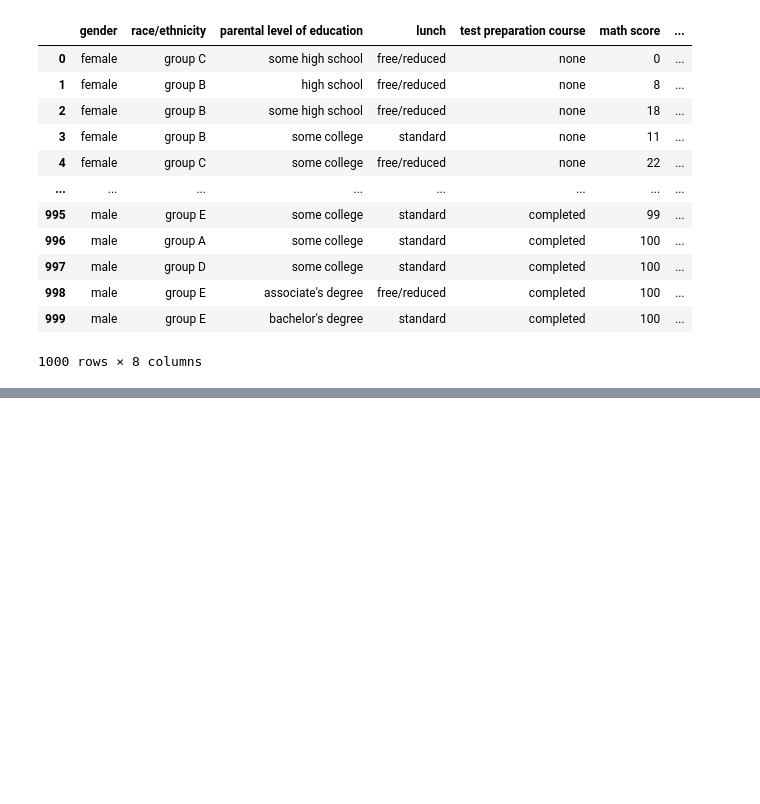
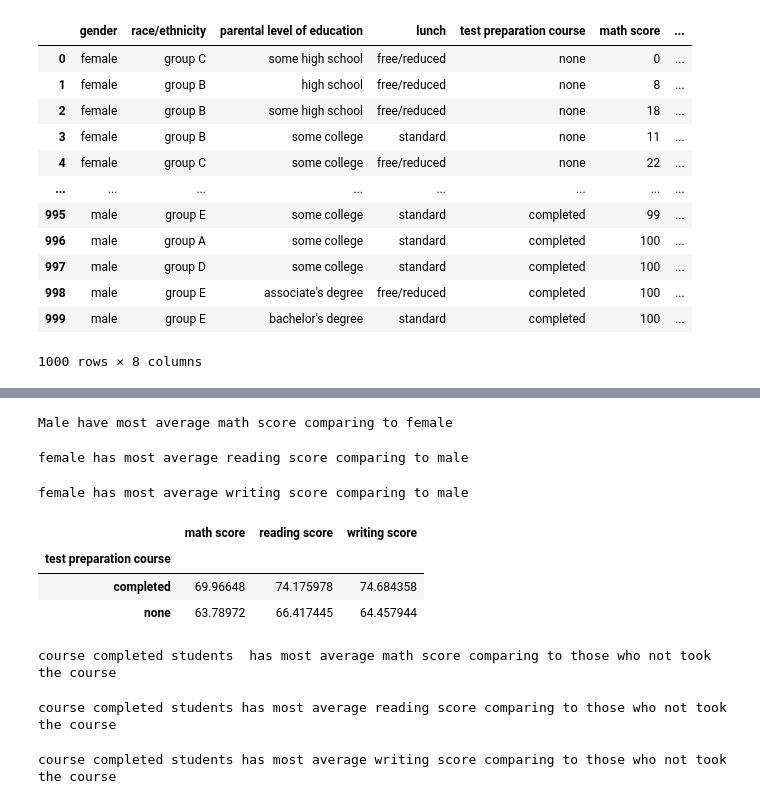
Before and after one commit to Syamkrishna123/Case-Study-02---Measures-of-Central-Tendency-and-Dispersion, a Jupyter notebook: case_study2.ipynb, the cells around one changed output, grey strips where cells are left out. Drawn from its saved outputs; the diff is of its cells as text; code cells hidden in the pictures; blank space fills up the shorter version.

```diff
--- a/case_study2.ipynb
+++ b/case_study2.ipynb
@@ -22,0 +56,50 @@ dt
+# %%
+if (d.iloc[0,0]>d.iloc[1,0]):
+    print('female has most average math score comparing to male')
+else:
+    print('Male have most average math score comparing to female')
+# %% [output]
+Male have most average math score comparing to female
+# %%
+if (d.iloc[0,1]>d.iloc[1,1]):
+    print('female has most average reading score comparing to male')
+else:
+    print('Male have most average reading score comparing to female')
+# %% [output]
+female has most average reading score comparing to male
+# %%
+if (d.iloc[0,2]>d.iloc[1,2]):
+    print('female has most average writing score comparing to male')
+else:
+    print('Male have most average writing score comparing to female')
+# %% [output]
+female has most average writing score comparing to male
+# %%
+d1= dt.groupby(['test preparation course']).mean()
+d1
+# %% [output]
+|  | math score | reading score | writing score |
+| test preparation course |  |  |  |
+| completed | 69.96648 | 74.175978 | 74.684358 |
+| none | 63.78972 | 66.417445 | 64.457944 |
+# %%
+if (d1.iloc[0,0]>d1.iloc[1,0]):
+    print('course completed students  has most average math score comparing to those who not took the course')
+else:
+    print('those who not took the course have most average math score comparing to course completed students')
+# %% [output]
+course completed students  has most average math score comparing to those who not took the course
+# %%
+if (d1.iloc[0,1]>d1.iloc[1,1]):
+    print('course completed students has most average reading score comparing to those who not took the course')
+else:
+    print('those who not took the course have most average reading score comparing to course completed students ')
+# %% [output]
+course completed students has most average reading score comparing to those who not took the course
+# %%
+if (d1.iloc[0,2]>d1.iloc[1,2]):
+    print('course completed students has most average writing score comparing to those who not took the course')
+else:
+    print('those who not took the course have most average writing score comparing to course completed students ')
+# %% [output]
+course completed students has most average writing score comparing to those who not took the course
```
Also changed, not shown: parts of 20 cells of this notebook.
